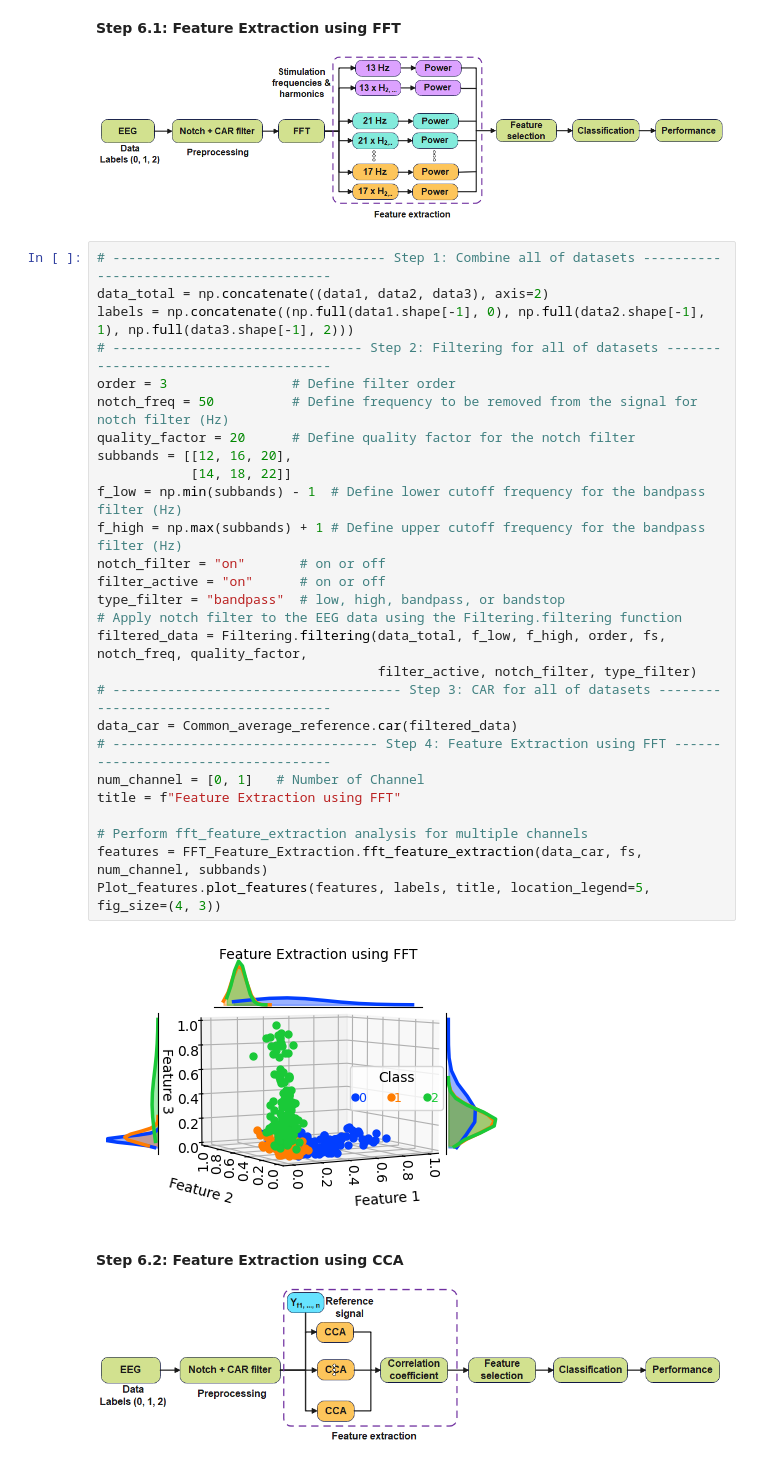
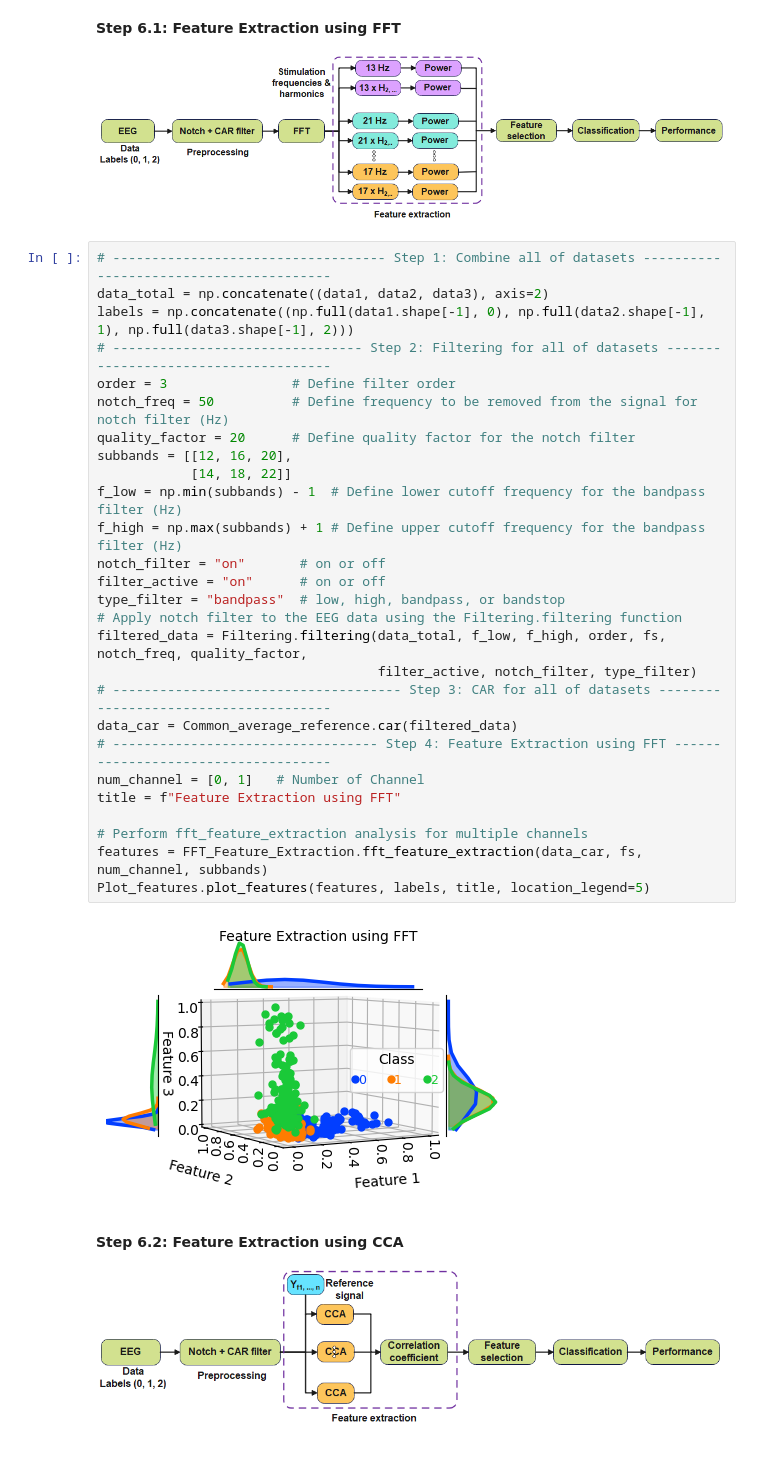
Before and after one commit to RezaSaadatyar/SSVEP-based-EEG-signal-processing, a Jupyter notebook: Code/Python/SSVEP.ipynb, the cells around one changed output. Saved outputs shown, nothing was run; the diff lists cells and outputs as text.

```diff
--- a/Code/Python/SSVEP.ipynb
+++ b/Code/Python/SSVEP.ipynb
@@ -527,32 +528,32 @@ Accuracy: 90.625
 # %%
 # ----------------------------------- Step 1: Combine all of datasets ----------------------------------------
 data_total = np.concatenate((data1, data2, data3), axis=2)
 labels = np.concatenate((np.full(data1.shape[-1], 0), np.full(data2.shape[-1], 1), np.full(data3.shape[-1], 2)))
 # -------------------------------- Step 2: Filtering for all of datasets -------------------------------------
 order = 3                # Define filter order
 notch_freq = 50          # Define frequency to be removed from the signal for notch filter (Hz)
 quality_factor = 20      # Define quality factor for the notch filter
 subbands = [[12, 16, 20],
             [14, 18, 22]]
 f_low = np.min(subbands) - 1  # Define lower cutoff frequency for the bandpass filter (Hz)
 f_high = np.max(subbands) + 1 # Define upper cutoff frequency for the bandpass filter (Hz)
 notch_filter = "on"       # on or off
 filter_active = "on"      # on or off
 type_filter = "bandpass"  # low, high, bandpass, or bandstop
 # Apply notch filter to the EEG data using the Filtering.filtering function
 filtered_data = Filtering.filtering(data_total, f_low, f_high, order, fs, notch_freq, quality_factor,
                                     filter_active, notch_filter, type_filter)
 # ------------------------------------- Step 3: CAR for all of datasets --------------------------------------
 data_car = Common_average_reference.car(filtered_data)
 # ---------------------------------- Step 4: Feature Extraction using FFT ------------------------------------
 num_channel = [0, 1]   # Number of Channel
 title = f"Feature Extraction using FFT"
 
 # Perform fft_feature_extraction analysis for multiple channels
 features = FFT_Feature_Extraction.fft_feature_extraction(data_car, fs, num_channel, subbands)
-Plot_features.plot_features(features, labels, title, location_legend=5, fig_size=(4, 3))
+Plot_features.plot_features(features, labels, title, location_legend=5)
 # %% [output]
-[figure, old version]
+[figure, new version]
 # %% [markdown]
 **Step 6.2: Feature Extraction using CCA**
 
```
Also changed, not shown: parts of 4 cells of this notebook.
